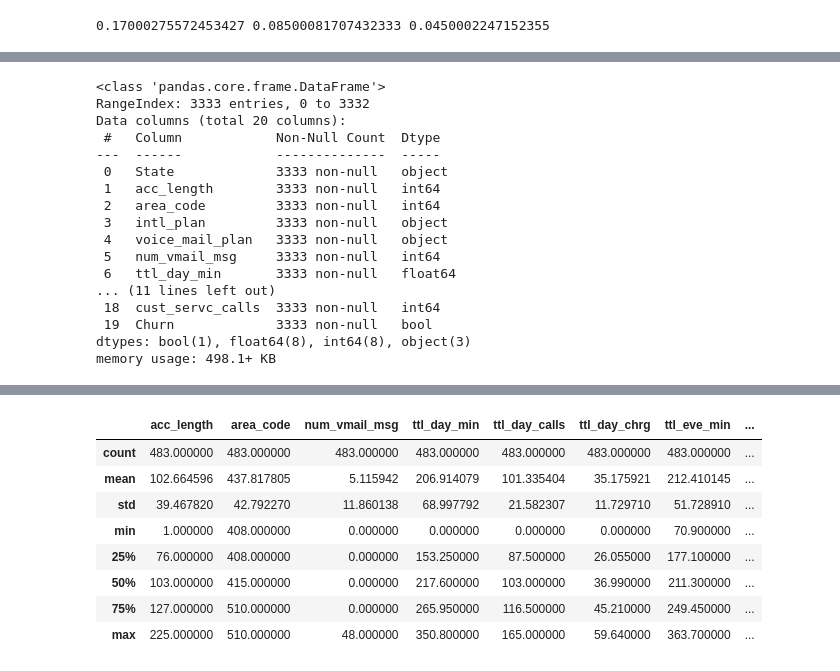
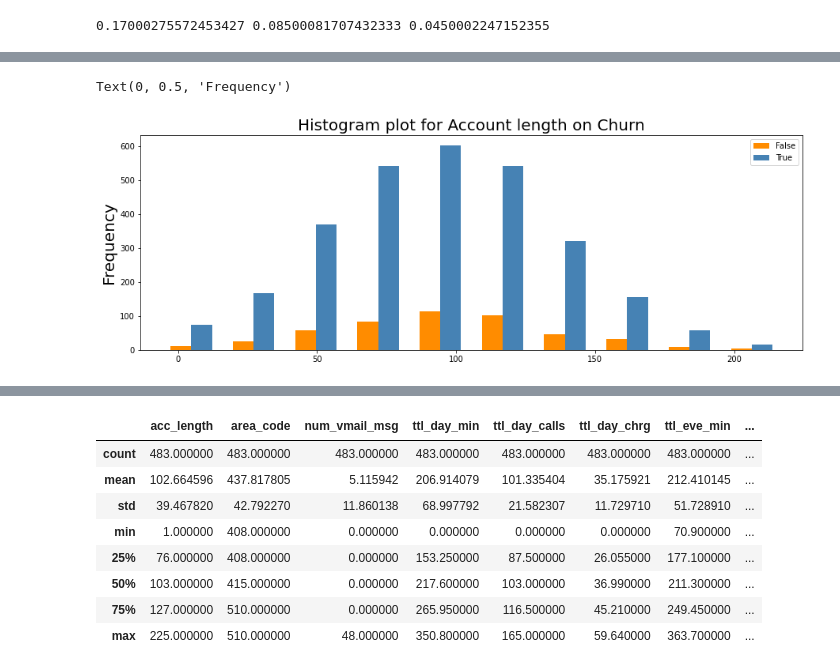
Before and after one commit to harrysharma/Telecom-Churn-Analysis, a Jupyter notebook: Copy_of_Telecom_Churn_Analysis_Capstone_Project.ipynb, the cells around one changed output, grey strips where cells are left out. Drawn from its saved outputs; the diff is of its cells as text; code cells hidden in the pictures.

```diff
--- a/Copy_of_Telecom_Churn_Analysis_Capstone_Project.ipynb
+++ b/Copy_of_Telecom_Churn_Analysis_Capstone_Project.ipynb
@@ -330,20 +161,0 @@ tdf1[( tdf1['Churn']==True) & (tdf1['cust_servc_calls'] > 3)]
-# %%
-tdf1.info()
-# %% [output]
-<class 'pandas.core.frame.DataFrame'>
-RangeIndex: 3333 entries, 0 to 3332
-Data columns (total 20 columns):
- #   Column            Non-Null Count  Dtype
----  ------            --------------  -----
- 0   State             3333 non-null   object
- 1   acc_length        3333 non-null   int64
- 2   area_code         3333 non-null   int64
- 3   intl_plan         3333 non-null   object
- 4   voice_mail_plan   3333 non-null   object
- 5   num_vmail_msg     3333 non-null   int64
- 6   ttl_day_min       3333 non-null   float64
-... (11 lines left out)
- 18  cust_servc_calls  3333 non-null   int64
- 19  Churn             3333 non-null   bool
-dtypes: bool(1), float64(8), int64(8), object(3)
-memory usage: 498.1+ KB
@@ -351,0 +162,17 @@ memory usage: 498.1+ KB
+# %%
+
+fig, ax = plt.subplots()
+
+a_heights, a_bins = np.histogram(tele_df[tele_df['Churn']==True]['acc_length'])
+b_heights, b_bins = np.histogram(tele_df[tele_df['Churn']==False]['acc_length'], bins=a_bins)
+
+width = (a_bins[1] - a_bins[0])/3
+
+ax.bar(a_bins[:-1], a_heights, width=width, facecolor='darkorange')
+ax.bar(b_bins[:-1]+width, b_heights, width=width, facecolor='steelblue')
+ax.legend(labels=['False','True'])
+plt.title('Histogram plot for Account length on Churn',fontsize='20')
+plt.ylabel('Frequency',fontsize=20)
+# %% [output]
+Text(0, 0.5, 'Frequency')
+[figure, added]
```
Also changed, not shown: parts of 115 cells of this notebook.
